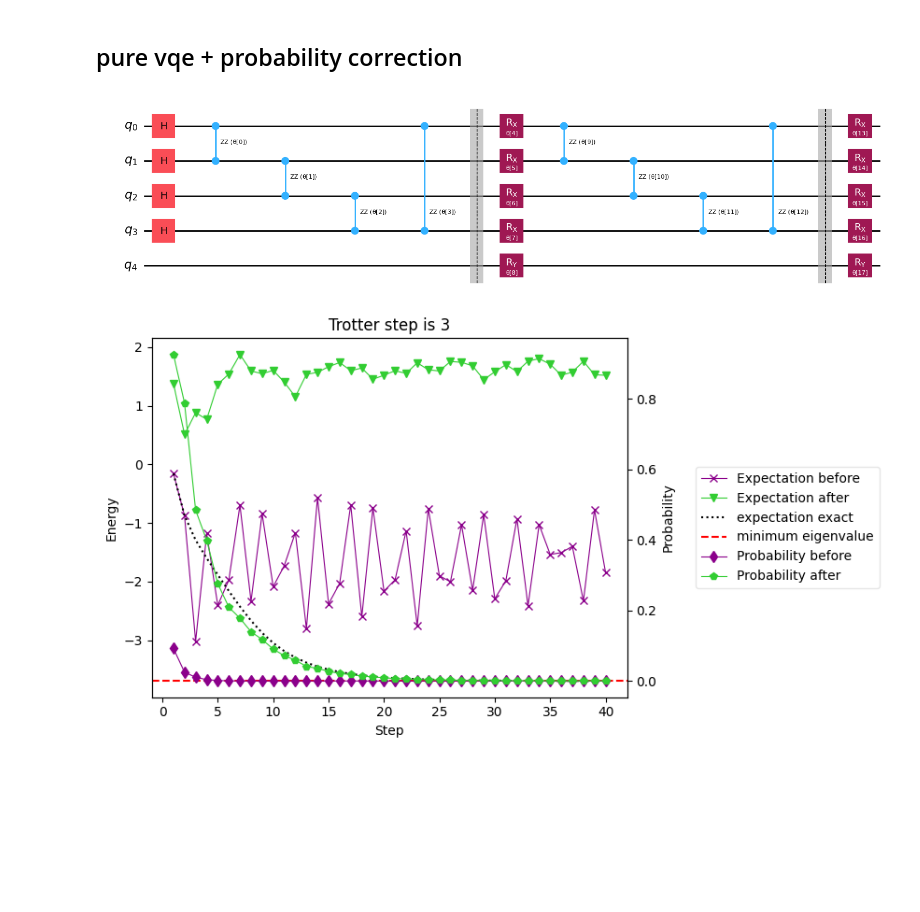
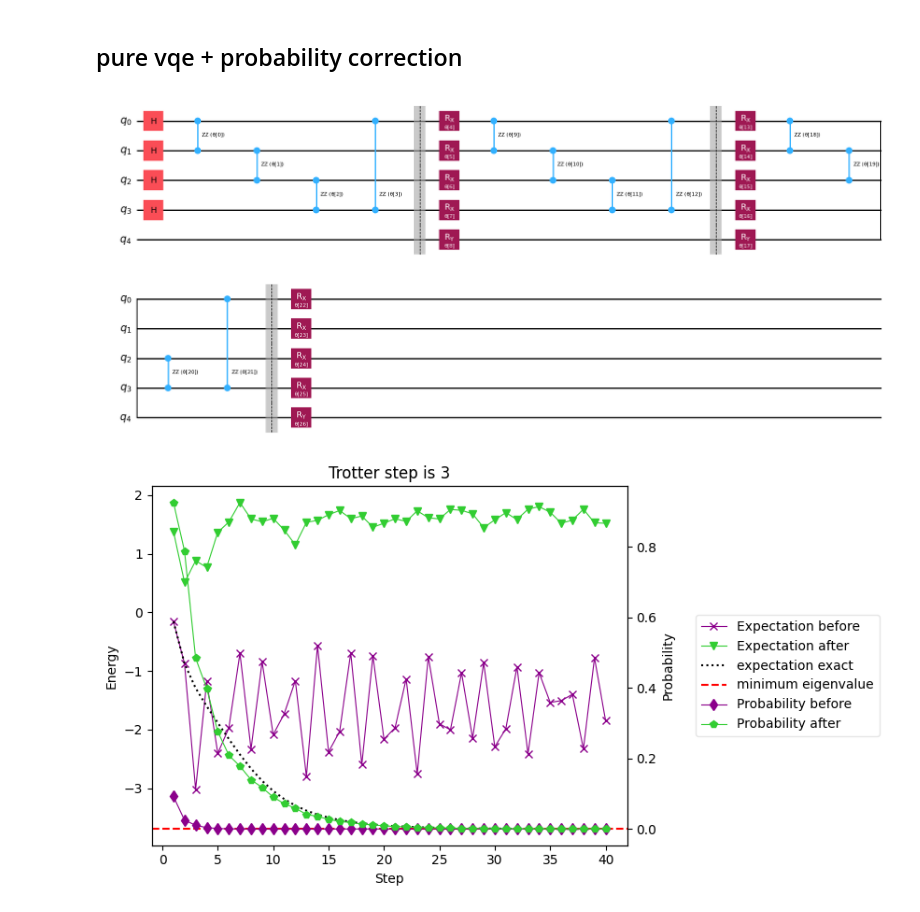
Before and after one commit to schauu/vqe_U, a Jupyter notebook: TrotterQRTE/vqe+cosine filter.ipynb, the cells around one changed output. Saved outputs shown, nothing was run; the diff lists cells and outputs as text; code cells hidden in the pictures; blank space fills up the shorter version.

```diff
--- a/TrotterQRTE/vqe+cosine filter.ipynb
+++ b/TrotterQRTE/vqe+cosine filter.ipynb
@@ -314,0 +326,9 @@ circuit.draw('mpl')
+# %%
+nqubits = 5
+depth = 3
+np.random.seed(42)  # Example seed
+J = 1/np.sqrt(2)
+error_rate = 0
+parameter = ParameterVector('θ', 20)
+circuit= ansatz_hea(nqubits, depth,parameter)
+circuit.draw('mpl')
@@ -388,15 +410,15 @@ def ansatz_vqe(nqubits, depth, params):
     return circuit
 # %%
 nqubits = 4
-depth = 2
+depth = 3
 np.random.seed(42)  # Example seed
 J = 1/np.sqrt(2)
 error_rate = 0
-parameter = ParameterVector('θ', 20)
+parameter = ParameterVector('θ', 30)
 circuit= ansatz_vqe(nqubits, depth,parameter)
 circuit.draw('mpl')
 # %% [output]
-[figure, old version]
+[figure, new version]
 # %%
 def cost_function2(params, statevector):
     nqubits = 4
```
Also changed, not shown: parts of 2 cells of this notebook, 9 other files.
